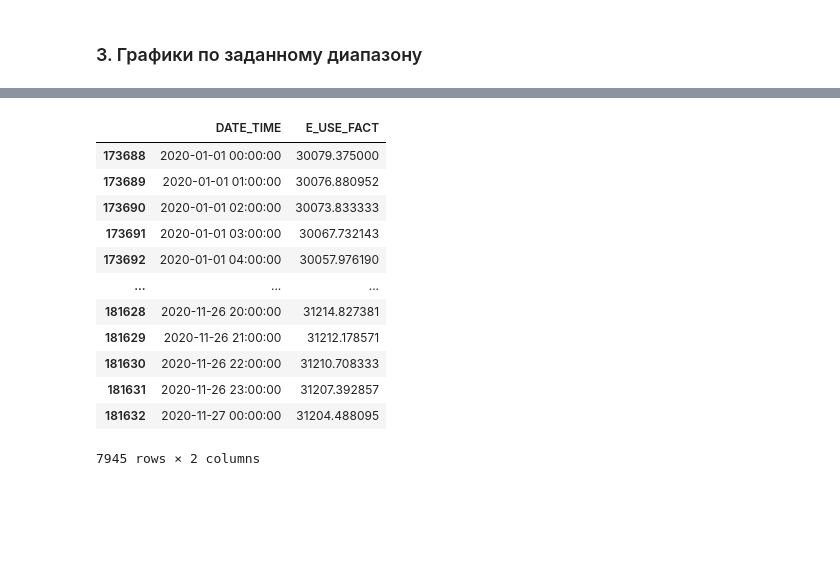
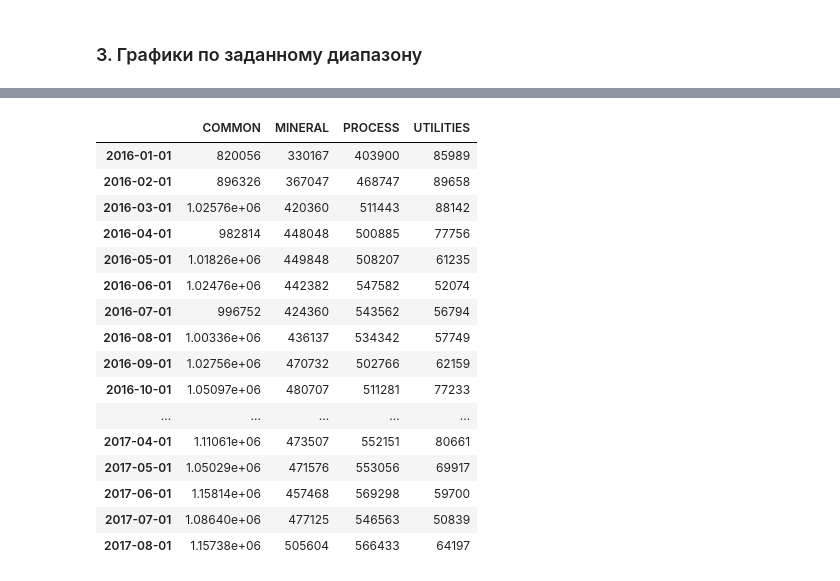
Before and after one commit to akhmetovcr/inn_btg_final, a Jupyter notebook: test_algorithm.ipynb, the cells around one changed output, grey strips where cells are left out. Cells and saved outputs as stored; diff of their text form; code cells hidden in the pictures; blank space fills up the shorter version.

```diff
--- a/test_algorithm.ipynb
+++ b/test_algorithm.ipynb
@@ -282,16 +280,0 @@ plt.legend()
-# %%
-df_year
-# %% [output]
-|  | DATE_TIME | E_USE_FACT |
-| 173688 | 2020-01-01 00:00:00 | 30079.375000 |
-| 173689 | 2020-01-01 01:00:00 | 30076.880952 |
-| 173690 | 2020-01-01 02:00:00 | 30073.833333 |
-| 173691 | 2020-01-01 03:00:00 | 30067.732143 |
-| 173692 | 2020-01-01 04:00:00 | 30057.976190 |
-| ... | ... | ... |
-| 181628 | 2020-11-26 20:00:00 | 31214.827381 |
-| 181629 | 2020-11-26 21:00:00 | 31212.178571 |
-| 181630 | 2020-11-26 22:00:00 | 31210.708333 |
-| 181631 | 2020-11-26 23:00:00 | 31207.392857 |
-| 181632 | 2020-11-27 00:00:00 | 31204.488095 |
-7945 rows × 2 columns
@@ -297,0 +283,20 @@ df_year
+# %%
+oes_ural.head(20)
+# %% [output]
+|  | COMMON | MINERAL | PROCESS | UTILITIES |
+| 2016-01-01 | 820056 | 330167 | 403900 | 85989 |
+| 2016-02-01 | 896326 | 367047 | 468747 | 89658 |
+| 2016-03-01 | 1.02576e+06 | 420360 | 511443 | 88142 |
+| 2016-04-01 | 982814 | 448048 | 500885 | 77756 |
+| 2016-05-01 | 1.01826e+06 | 449848 | 508207 | 61235 |
+| 2016-06-01 | 1.02476e+06 | 442382 | 547582 | 52074 |
+| 2016-07-01 | 996752 | 424360 | 543562 | 56794 |
+| 2016-08-01 | 1.00336e+06 | 436137 | 534342 | 57749 |
+| 2016-09-01 | 1.02756e+06 | 470732 | 502766 | 62159 |
+| 2016-10-01 | 1.05097e+06 | 480707 | 511281 | 77233 |
+| ... | ... | ... | ... | ... |
+| 2017-04-01 | 1.11061e+06 | 473507 | 552151 | 80661 |
+| 2017-05-01 | 1.05029e+06 | 471576 | 553056 | 69917 |
+| 2017-06-01 | 1.15814e+06 | 457468 | 569298 | 59700 |
+| 2017-07-01 | 1.08640e+06 | 477125 | 546563 | 50839 |
+| 2017-08-01 | 1.15738e+06 | 505604 | 566433 | 64197 |
```
Also changed, not shown: parts of 8 cells of this notebook, 6 other files.
